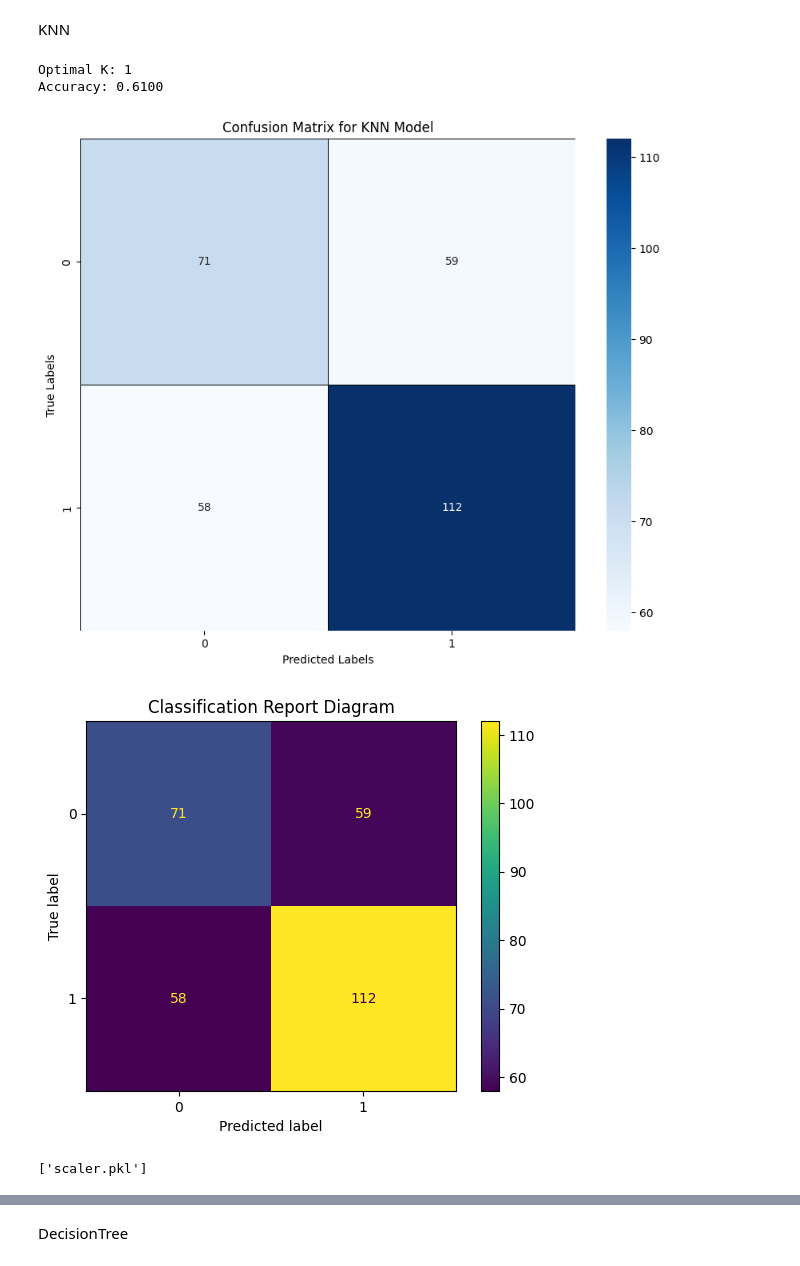
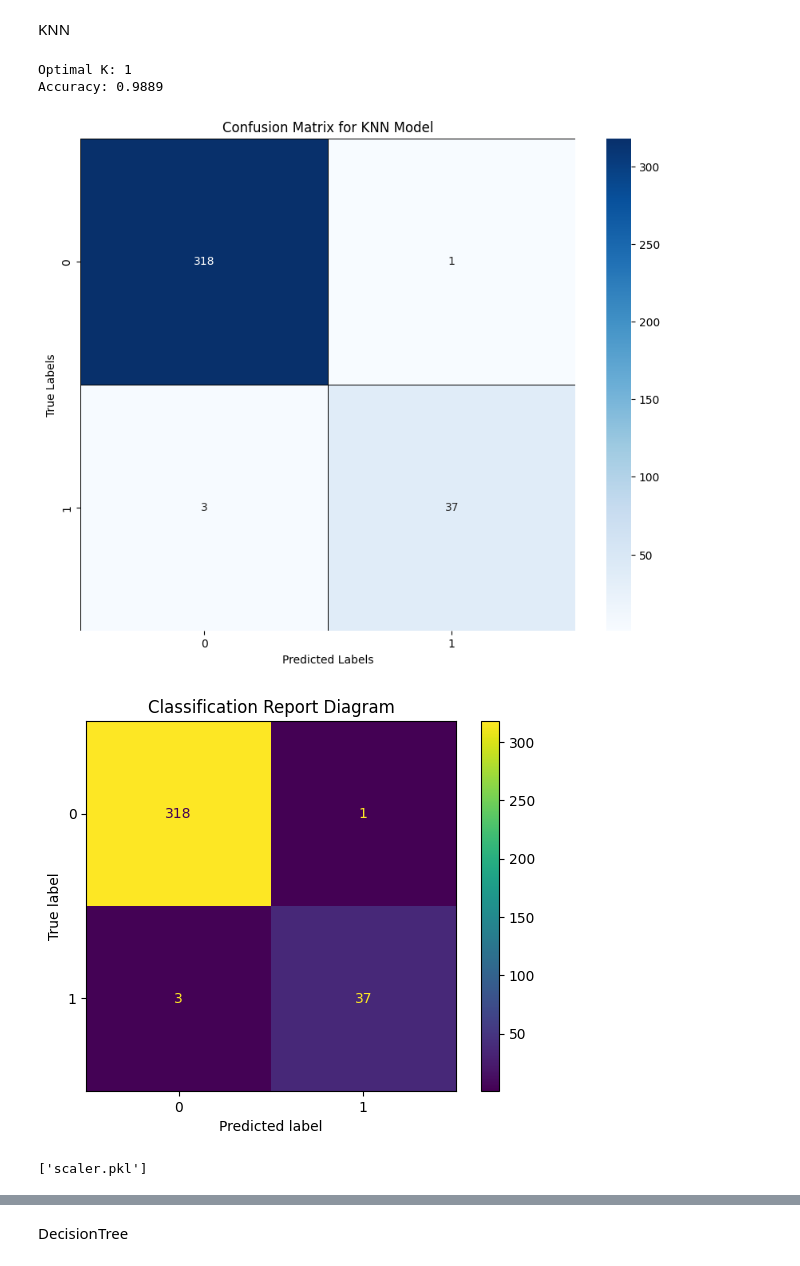
Before and after one commit to Bishwaprotapi/Parkinson-s-DiseaseML, a Jupyter notebook: parkinson disease.ipynb, the cells around one changed output, grey strips where cells are left out. Drawn from its saved outputs; the diff is of its cells as text; code cells hidden in the pictures.

```diff
--- a/parkinson disease.ipynb
+++ b/parkinson disease.ipynb
@@ -256,7 +250,7 @@ from sklearn.model_selection import cross_val_score
 from sklearn.model_selection import GridSearchCV
 
 # Load the dataset
-url_string = 'https://raw.githubusercontent.com/Bishwaprotapi/Parkinson-s-DiseaseML/main/PDdataset.csv'
+url_string = 'C:\\Users\\USER\\Documents\\Parkinson-s-DiseaseML\\dataset .csv'
 df = pd.read_csv(url_string)
 
 # Drop the 'name' column as it's not needed for the model
@@ -266,6 +260,9 @@ if 'name' in df.columns:
 # Split the data into features and target
 X = df.drop('status', axis=1)
 y = df['status']
+
+# Ensure the target variable is of integer type to avoid the ValueError
+y = y.astype(int)
 
 # Split the data into training and testing sets
 X_train, X_test, y_train, y_test = train_test_split(X, y, test_size=0.3, random_state=40)
@@ -280,7 +277,7 @@ k_range = range(1, 31)
 k_scores = []
 for k in k_range:
     knn = KNeighborsClassifier(n_neighbors=k, weights='distance', algorithm='auto', leaf_size=40, p=3, metric='minkowski')
-    scores = cross_val_score(knn, X_train_scaled, y_train, cv=5, scoring='accuracy')
+    scores = cross_val_score(knn, X_train_scaled, y_train, cv=5, scoring='accuracy', error_score='raise')
     k_scores.append(scores.mean())
 
 # Plot the accuracy for different k values
@@ -308,36 +305,36 @@ print(f"Accuracy: {accuracy:.4f}")
 
 # Generate and plot confusion matrix in a visual format
 cm = confusion_matrix(y_test, y_pred)
 plt.figure(figsize=(10, 8))
 sns.heatmap(cm, annot=True, fmt='d', cmap='Blues', linewidths=0.5, linecolor='black')
 plt.xlabel('Predicted Labels')
 plt.ylabel('True Labels')
 plt.title('Confusion Matrix for KNN Model')
 plt.savefig('knn_confusion_matrix_visual.png')
 plt.show()
 
 # Generate classification report diagram
 from sklearn.metrics import ConfusionMatrixDisplay, confusion_matrix
 
 # Generate confusion matrix
 cm = confusion_matrix(y_test, y_pred)
 
 # Plotting the confusion matrix
 disp = ConfusionMatrixDisplay(confusion_matrix=cm)
 disp.plot()
 
 plt.title('Classification Report Diagram')
 plt.show()
 
 # Save the model and scaler
 import joblib
 joblib.dump(knn, 'knn_model.pkl')
 joblib.dump(scaler, 'scaler.pkl')
 # %% [output]
 Optimal K: 1
-Accuracy: 0.6100
+Accuracy: 0.9889
-[figure, old version]
+[figure, new version]
-[figure, old version]
+[figure, new version]
 ['scaler.pkl']
 # %%
 
```
Also changed, not shown: parts of 26 cells of this notebook.
